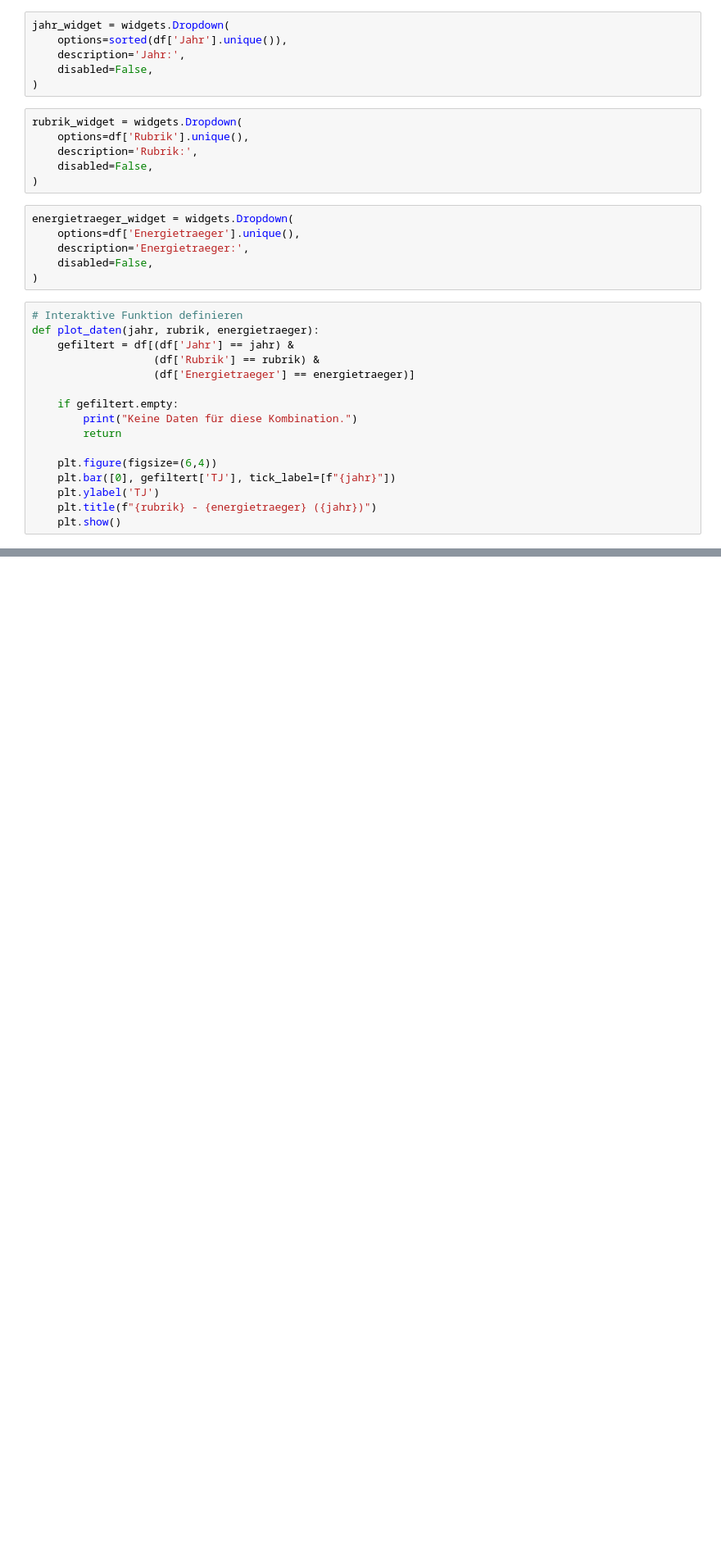
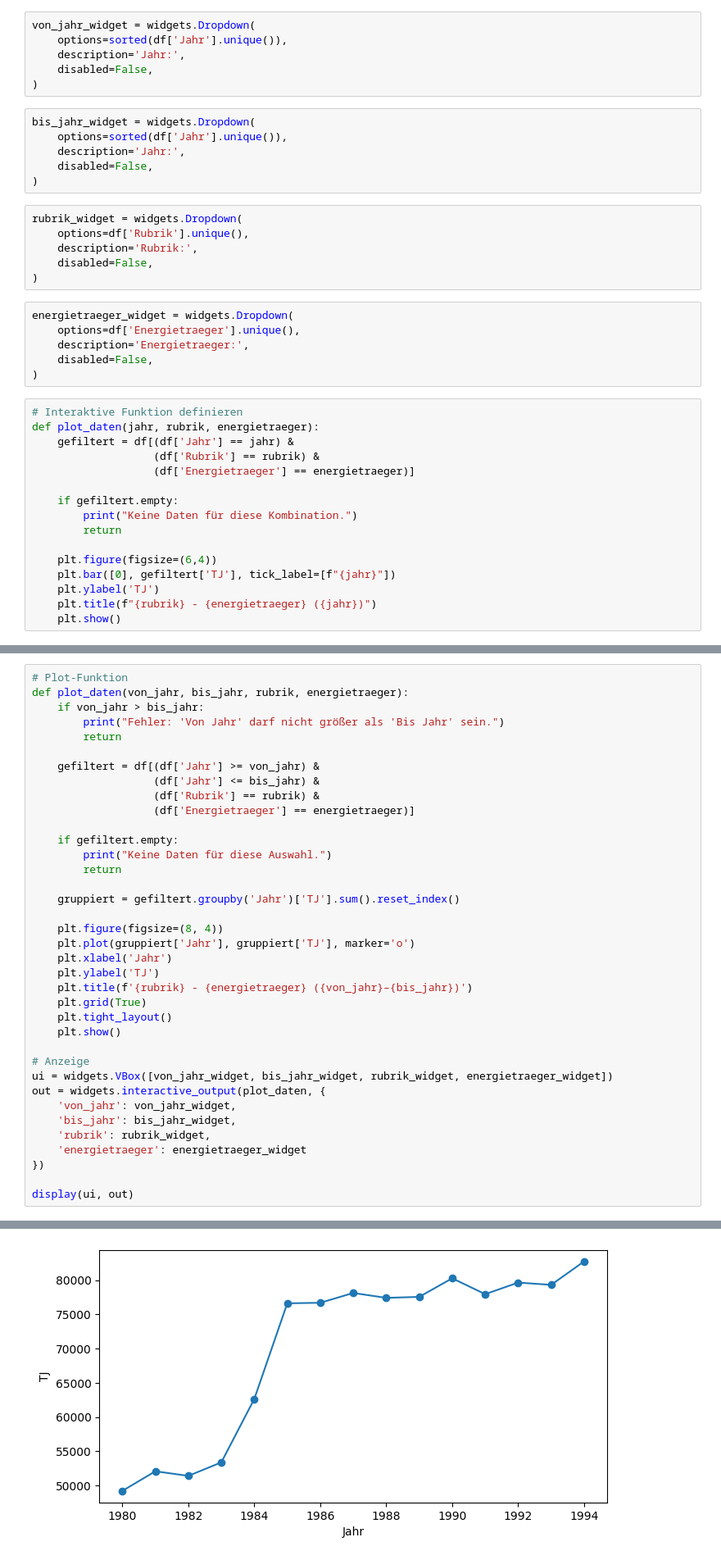
Before and after one commit to Lossophy/BINA-Projekt, a Jupyter notebook: import git - Kopie.ipynb, the cells around one changed output, grey strips where cells are left out. Shown at 82% size. Saved outputs shown, nothing was run; the diff lists cells and outputs as text; blank space fills up the shorter version.

```diff
--- a/import git - Kopie.ipynb
+++ b/import git - Kopie.ipynb
@@ -28,11 +28,17 @@ df.head()
 | 3 | 1980 | Bruttoverbrauch | Gas | 36280.0 |
 | 4 | 1980 | Bruttoverbrauch | Holzenergie | 26280.0 |
 # %%
-jahr_widget = widgets.Dropdown(
+von_jahr_widget = widgets.Dropdown(
     options=sorted(df['Jahr'].unique()),
     description='Jahr:',
     disabled=False,
 )
+# %%
+bis_jahr_widget = widgets.Dropdown(
+    options=sorted(df['Jahr'].unique()),
+    description='Jahr:',
+    disabled=False,
+)
 # %%
 rubrik_widget = widgets.Dropdown(
     options=df['Rubrik'].unique(),
@@ -76,0 +85,38 @@ VBox(children=(Dropdown(description='Jahr:', options=(np.int64(1980), np.int64(1
+# %%
+# Plot-Funktion
+def plot_daten(von_jahr, bis_jahr, rubrik, energietraeger):
+    if von_jahr > bis_jahr:
+        print("Fehler: 'Von Jahr' darf nicht größer als 'Bis Jahr' sein.")
+        return
+
+    gefiltert = df[(df['Jahr'] >= von_jahr) &
+                   (df['Jahr'] <= bis_jahr) &
+                   (df['Rubrik'] == rubrik) &
+                   (df['Energietraeger'] == energietraeger)]
+
+    if gefiltert.empty:
+        print("Keine Daten für diese Auswahl.")
+        return
+
+    gruppiert = gefiltert.groupby('Jahr')['TJ'].sum().reset_index()
+
+    plt.figure(figsize=(8, 4))
+    plt.plot(gruppiert['Jahr'], gruppiert['TJ'], marker='o')
+    plt.xlabel('Jahr')
+    plt.ylabel('TJ')
+    plt.title(f'{rubrik} - {energietraeger} ({von_jahr}–{bis_jahr})')
+    plt.grid(True)
+    plt.tight_layout()
+    plt.show()
+
+# Anzeige
+ui = widgets.VBox([von_jahr_widget, bis_jahr_widget, rubrik_widget, energietraeger_widget])
+out = widgets.interactive_output(plot_daten, {
+    'von_jahr': von_jahr_widget,
+    'bis_jahr': bis_jahr_widget,
+    'rubrik': rubrik_widget,
+    'energietraeger': energietraeger_widget
+})
+
+display(ui, out)
+# %% [output]
@@ -76,0 +125 @@ VBox(children=(Dropdown(description='Jahr:', options=(np.int64(1980), np.int64(1
+[figure, added]
```
Also changed, not shown: parts of 2 cells of this notebook.
